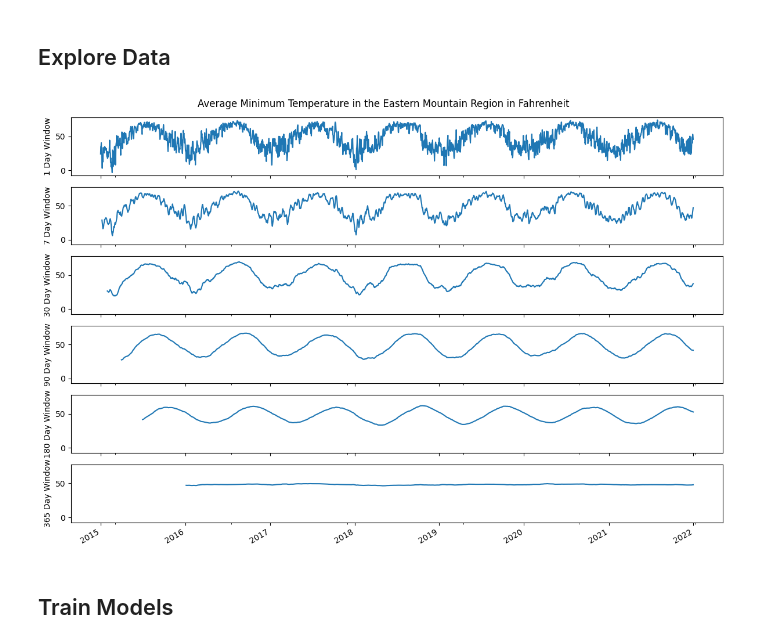
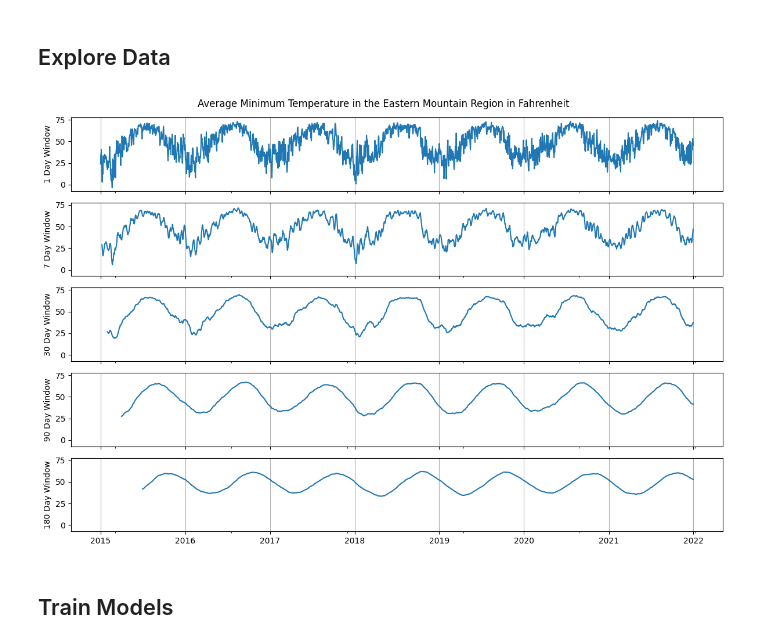
Before and after one commit to FixCarbon/um-mads, a Jupyter notebook: notebooks/train_model.ipynb, the cells around one changed output. Saved outputs shown, nothing was run; the diff lists cells and outputs as text; code cells hidden in the pictures.

```diff
--- a/notebooks/train_model.ipynb
+++ b/notebooks/train_model.ipynb
@@ -155,29 +232,43 @@ X_validate, y_validate, coords_validate, time_validate, models_validate = get_ar
 # %% [markdown]
 ## Explore Data
 # %%
-# Plot the average minimum temperature in the Eastern Mountain region for several rolling windows
+# Calculate the average minimum temperature for each time point
 data = df_train.groupby('time').mean().iloc[:, -1].reset_index()
 data['time'] = pd.to_datetime(data['time'])
 
-windows = [1, 7, 30, 90, 180, 365]
+windows = [1, 7, 30, 90, 180]
 
+# Create subplots for each rolling window size
 fig, axs = plt.subplots(
     nrows=len(windows),
     ncols=1,
     figsize=(12, 8),
     sharex=True,
     sharey=True,
-    tight_layout=True,
+    tight_layout=True
 )
 
+# Plot the rolling average for each window size
 for i, window in enumerate(windows):
-    data.set_index('time').rolling(window).mean().plot(ax=axs[i], legend=False, xlabel='', ylabel=f'{window} Day Window')
+    rolling_data = data.set_index('time').rolling(window).mean()
+    rolling_data.plot(ax=axs[i], legend=False)
+    axs[i].set_xlabel('')
+    axs[i].set_ylabel(f'{window} Day Window')
+    axs[i].grid(visible=True, axis='x')
 
+# Set the overall figure title
 fig.suptitle('Average Minimum Temperature in the Eastern Mountain Region in Fahrenheit')
 
+# Center-align the x-axis labels of the last subplot
+axs[-1].tick_params(axis='x', rotation=0)  # Ensure labels are not rotated
+for label in axs[-1].get_xticklabels():
+    label.set_horizontalalignment('center')
+
 plt.show()
+
+# fig.savefig('../reports/figures/rolling_average_easternmountain.png')
 # %% [output]
-[figure, old version]
+[figure, new version]
 # %% [markdown]
 ## Train Models
 # %% [markdown]
```
Also changed, not shown: parts of 34 cells of this notebook.
